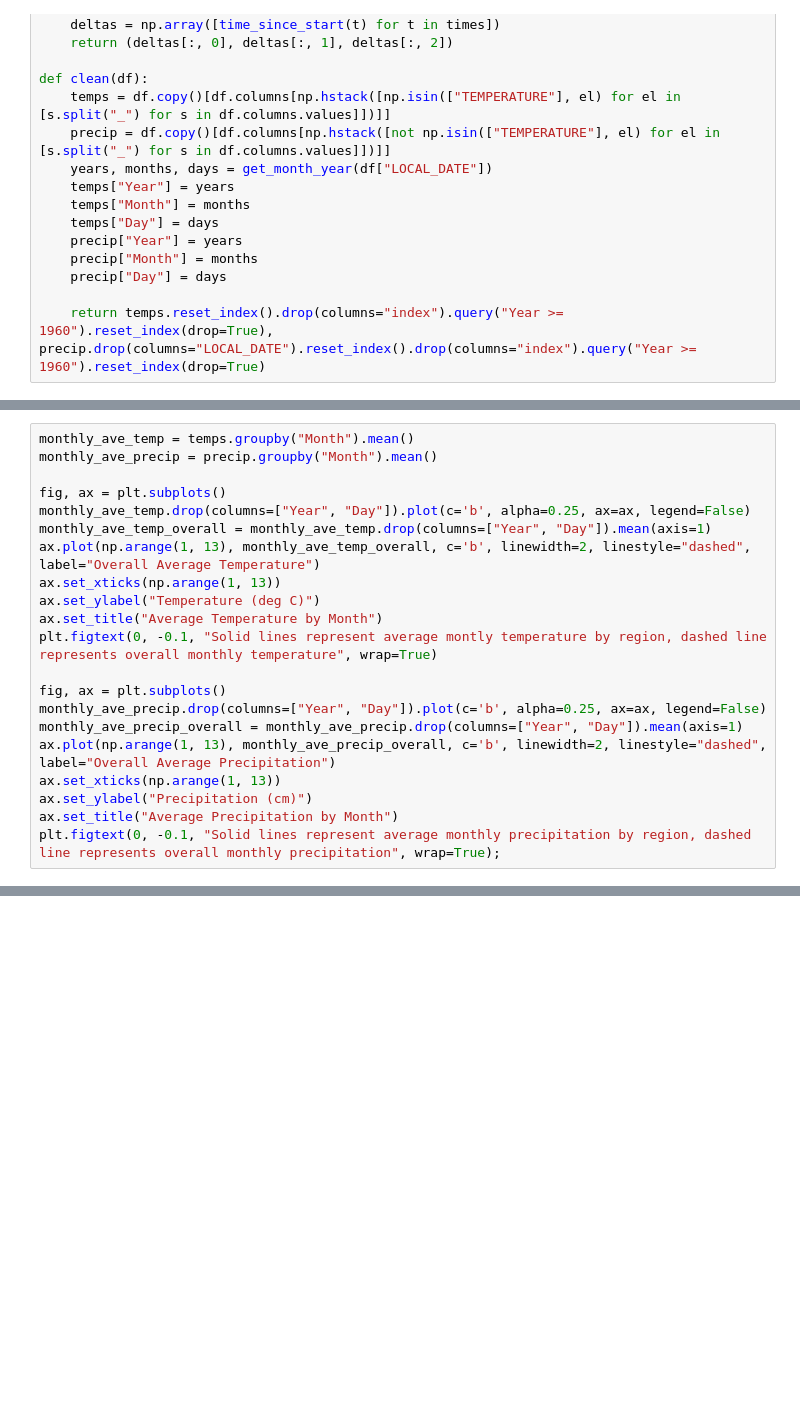
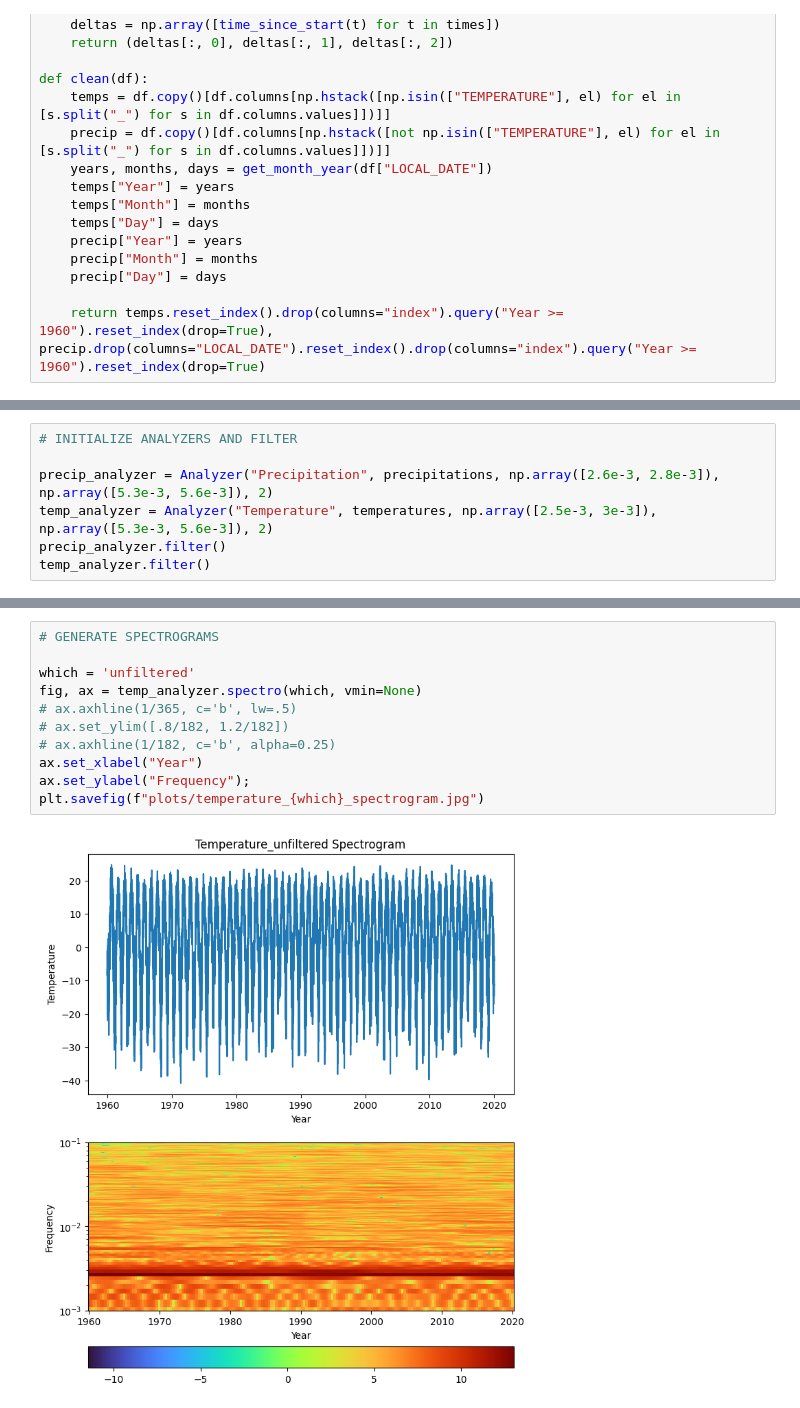
Before and after one commit to danielreeder/ERTH456, a Jupyter notebook: project/Project Precipitation.ipynb, the cells around one changed output, grey strips where cells are left out. Saved outputs shown, nothing was run; the diff lists cells and outputs as text; blank space fills up the shorter version.

```diff
--- a/project/Project Precipitation.ipynb
+++ b/project/Project Precipitation.ipynb
@@ -36,21 +33,0 @@ temps, precip = clean(pd.read_csv("Canadian_climate_history.csv"))
-# %%
-monthly_ave_temp = temps.groupby("Month").mean()
-monthly_ave_precip = precip.groupby("Month").mean()
-
-fig, ax = plt.subplots()
-monthly_ave_temp.drop(columns=["Year", "Day"]).plot(c='b', alpha=0.25, ax=ax, legend=False)
-monthly_ave_temp_overall = monthly_ave_temp.drop(columns=["Year", "Day"]).mean(axis=1)
-ax.plot(np.arange(1, 13), monthly_ave_temp_overall, c='b', linewidth=2, linestyle="dashed", label="Overall Average Temperature")
-ax.set_xticks(np.arange(1, 13))
-ax.set_ylabel("Temperature (deg C)")
-ax.set_title("Average Temperature by Month")
-plt.figtext(0, -0.1, "Solid lines represent average montly temperature by region, dashed line represents overall monthly temperature", wrap=True)
-
-fig, ax = plt.subplots()
-monthly_ave_precip.drop(columns=["Year", "Day"]).plot(c='b', alpha=0.25, ax=ax, legend=False)
-monthly_ave_precip_overall = monthly_ave_precip.drop(columns=["Year", "Day"]).mean(axis=1)
-ax.plot(np.arange(1, 13), monthly_ave_precip_overall, c='b', linewidth=2, linestyle="dashed", label="Overall Average Precipitation")
-ax.set_xticks(np.arange(1, 13))
-ax.set_ylabel("Precipitation (cm)")
-ax.set_title("Average Precipitation by Month")
-plt.figtext(0, -0.1, "Solid lines represent average monthly precipitation by region, dashed line represents overall monthly precipitation", wrap=True);
@@ -453,0 +260,7 @@ temp_analyzer.plots()
+# %%
+# INITIALIZE ANALYZERS AND FILTER
+
+precip_analyzer = Analyzer("Precipitation", precipitations, np.array([2.6e-3, 2.8e-3]), np.array([5.3e-3, 5.6e-3]), 2)
+temp_analyzer = Analyzer("Temperature", temperatures, np.array([2.5e-3, 3e-3]), np.array([5.3e-3, 5.6e-3]), 2)
+precip_analyzer.filter()
+temp_analyzer.filter()
@@ -453,0 +296,13 @@ temp_analyzer.plots()
+# %%
+# GENERATE SPECTROGRAMS
+
+which = 'unfiltered'
+fig, ax = temp_analyzer.spectro(which, vmin=None)
+# ax.axhline(1/365, c='b', lw=.5)
+# ax.set_ylim([.8/182, 1.2/182])
+# ax.axhline(1/182, c='b', alpha=0.25)
+ax.set_xlabel("Year")
+ax.set_ylabel("Frequency");
+plt.savefig(f"plots/temperature_{which}_spectrogram.jpg")
+# %% [output]
+[figure, added]
```
Also changed, not shown: parts of 15 cells of this notebook, 32 other files.
